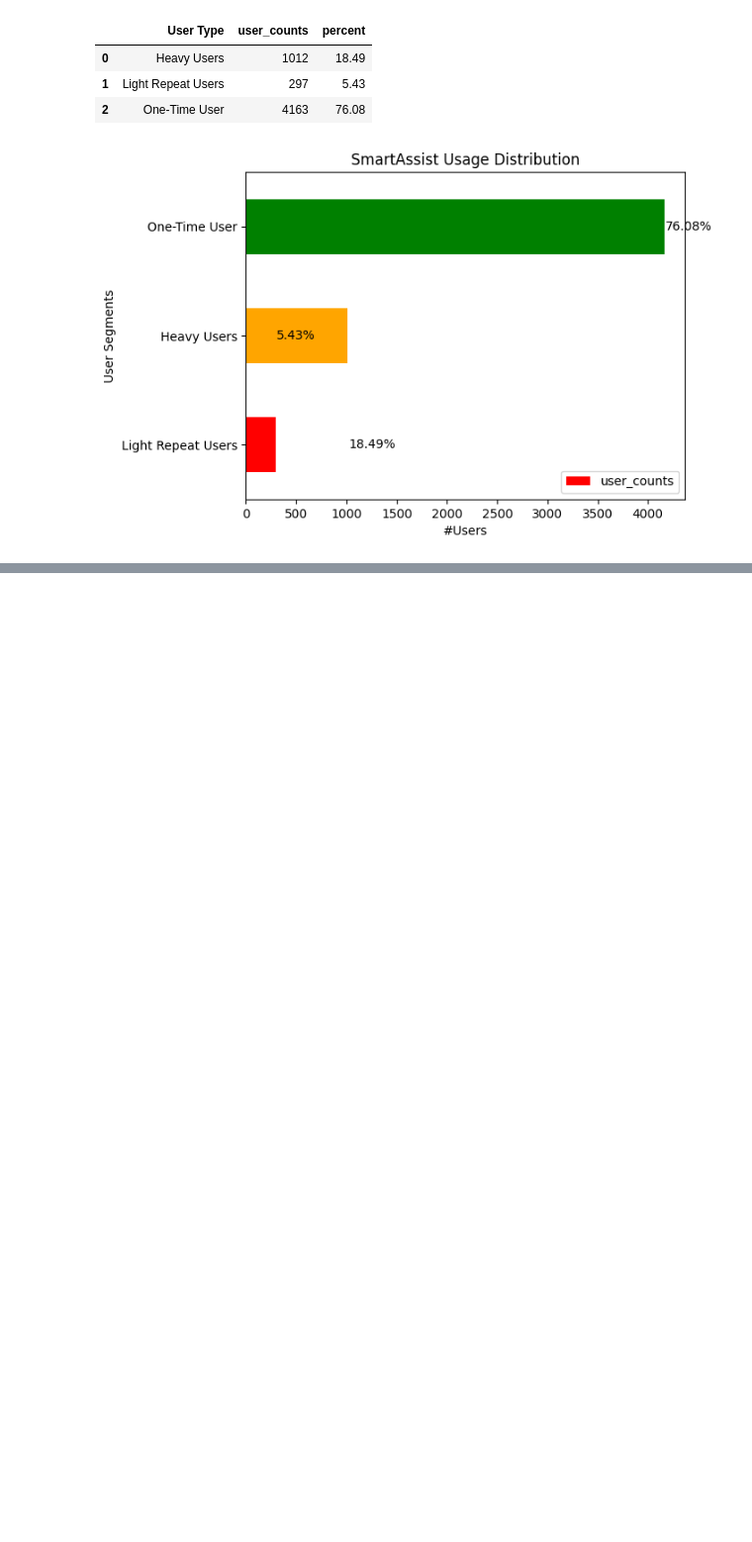
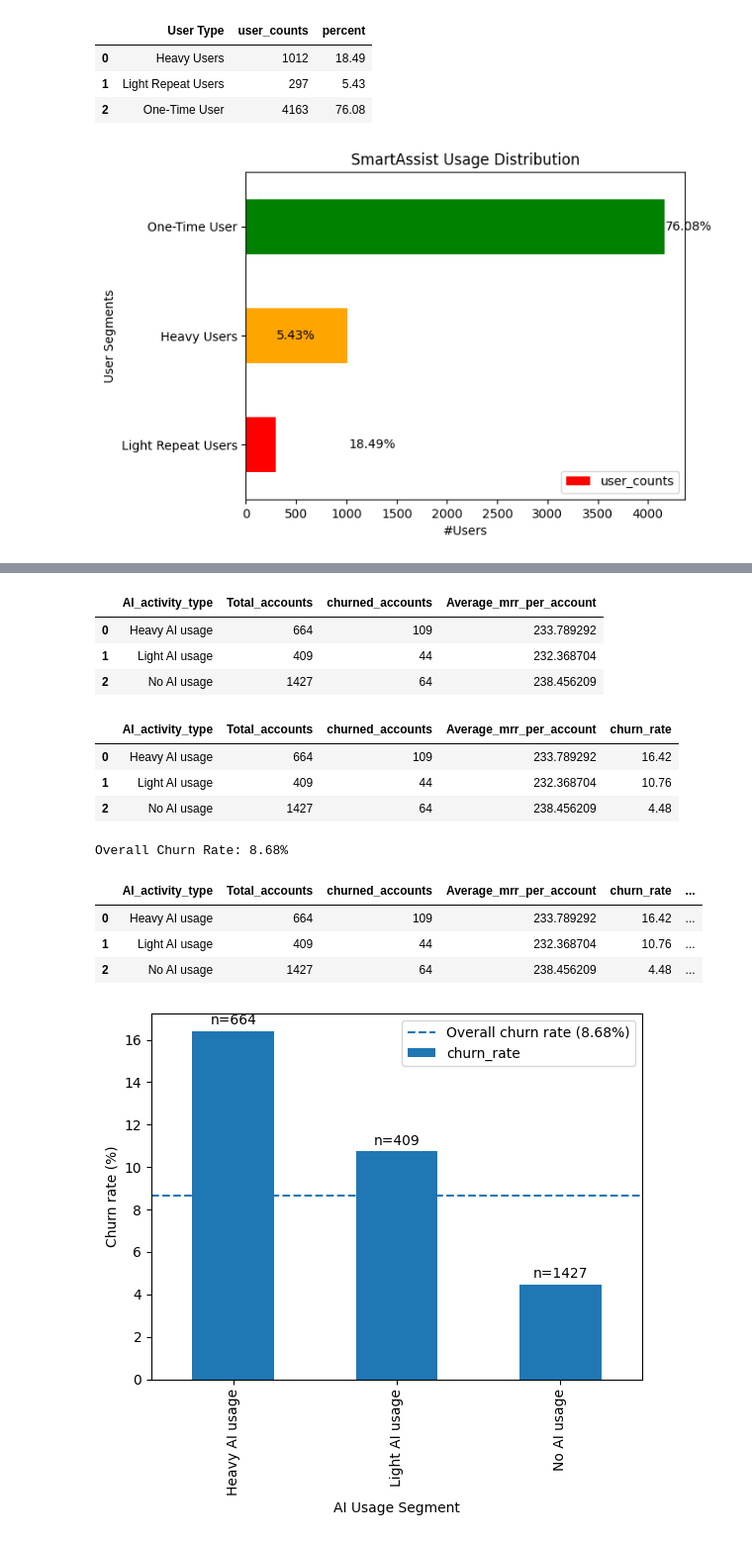
Before and after one commit to Vaishnav09/ai-product-impact-analysis, a Jupyter notebook: notebooks/01_data_exploration.ipynb, the cells around one changed output, grey strips where cells are left out. Shown at 99% size. Drawn from its saved outputs; the diff is of its cells as text; code cells hidden in the pictures; blank space fills up the shorter version.

```diff
--- a/notebooks/01_data_exploration.ipynb
+++ b/notebooks/01_data_exploration.ipynb
@@ -653,0 +739,53 @@ plt.show()
+# %%
+account_ai_usage_summary = account_ai_usage_df.groupby('AI_activity_type').agg(Total_accounts =('account_id','count')
+                                                    , churned_accounts =('status',lambda x: (x.str.lower() == 'churned').sum())
+                                                    , Average_mrr_per_account = ('mrr','mean')
+                                                    ).reset_index()
+account_ai_usage_summary
+# %% [output]
+|  | AI_activity_type | Total_accounts | churned_accounts | Average_mrr_per_account |
+| 0 | Heavy AI usage | 664 | 109 | 233.789292 |
+| 1 | Light AI usage | 409 | 44 | 232.368704 |
+| 2 | No AI usage | 1427 | 64 | 238.456209 |
+# %%
+account_ai_usage_summary['churn_rate'] = round((account_ai_usage_summary['churned_accounts']/account_ai_usage_summary['Total_accounts'])*100,2)
+account_ai_usage_summary
+# %% [output]
+|  | AI_activity_type | Total_accounts | churned_accounts | Average_mrr_per_account | churn_rate |
+| 0 | Heavy AI usage | 664 | 109 | 233.789292 | 16.42 |
+| 1 | Light AI usage | 409 | 44 | 232.368704 | 10.76 |
+| 2 | No AI usage | 1427 | 64 | 238.456209 | 4.48 |
+# %%
+overall_churn_rate = (subscriptions['status'].str.lower()=='churned').sum()/subscriptions['account_id'].nunique()*100
+# %%
+print(f"Overall Churn Rate: {overall_churn_rate:.2f}%")
+# %% [output]
+Overall Churn Rate: 8.68%
+# %%
+account_ai_usage_summary['churn_rate_ratio'] = account_ai_usage_summary['churn_rate'] / overall_churn_rate
+account_ai_usage_summary.sort_values('churn_rate_ratio',ascending=False)
+# %% [output]
+|  | AI_activity_type | Total_accounts | churned_accounts | Average_mrr_per_account | churn_rate | ... |
+| 0 | Heavy AI usage | 664 | 109 | 233.789292 | 16.42 | ... |
+| 1 | Light AI usage | 409 | 44 | 232.368704 | 10.76 | ... |
+| 2 | No AI usage | 1427 | 64 | 238.456209 | 4.48 | ... |
+# %%
+plt.Figure(figsize=(8,5))
+ax = account_ai_usage_summary.plot(kind='bar',x='AI_activity_type',y="churn_rate",xlabel = "AI Usage Segment", ylabel='Churn rate (%)')
+
+plt.axhline(
+    overall_churn_rate,
+    linestyle="--",
+    label=f"Overall churn rate ({overall_churn_rate:.2f}%)"
+)
+for i, row in account_ai_usage_summary.iterrows():
+    plt.text(
+        i,
+        row["churn_rate"] + 0.3,
+        f"n={row['Total_accounts']}",
+        ha="center"
+    )
+plt.legend()
+plt.show()
+# %% [output]
+[figure, added]
```
Also changed, not shown: parts of 8 cells of this notebook.
